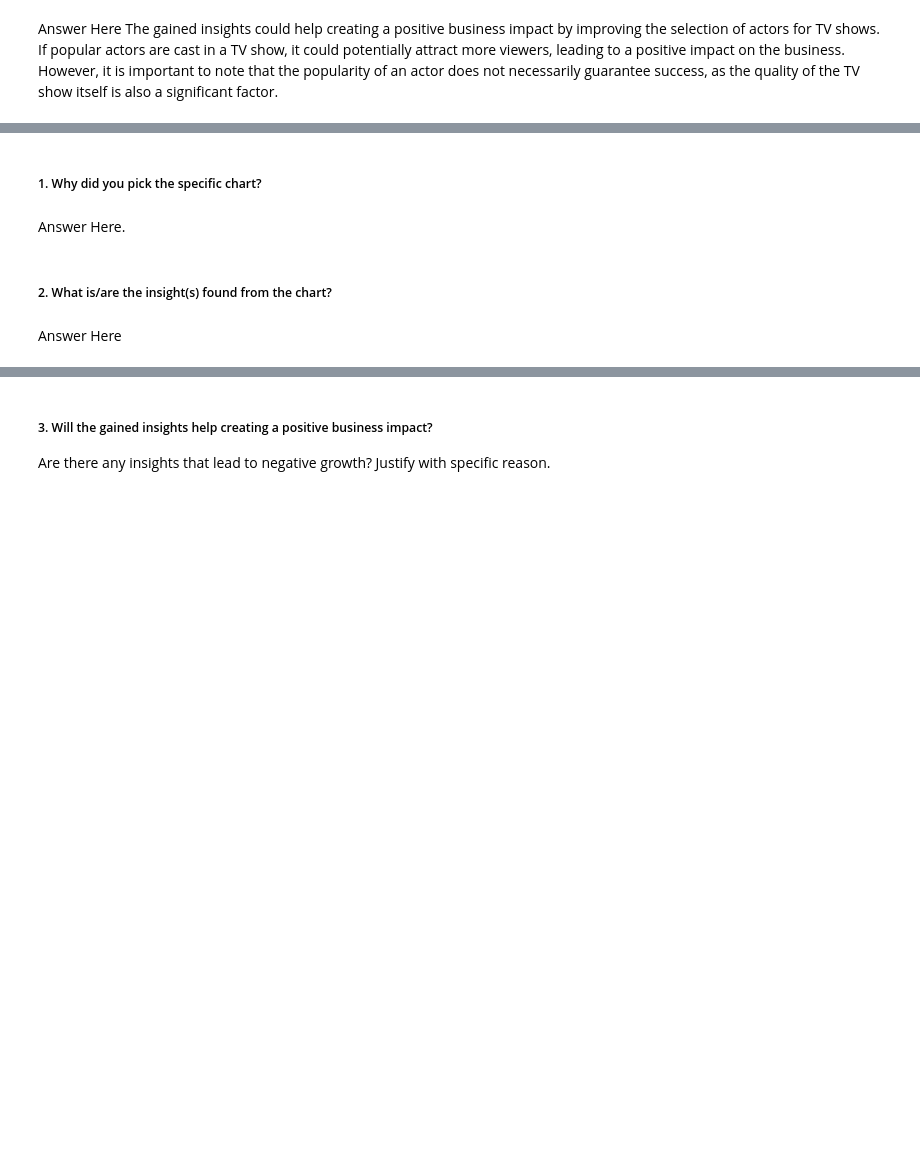
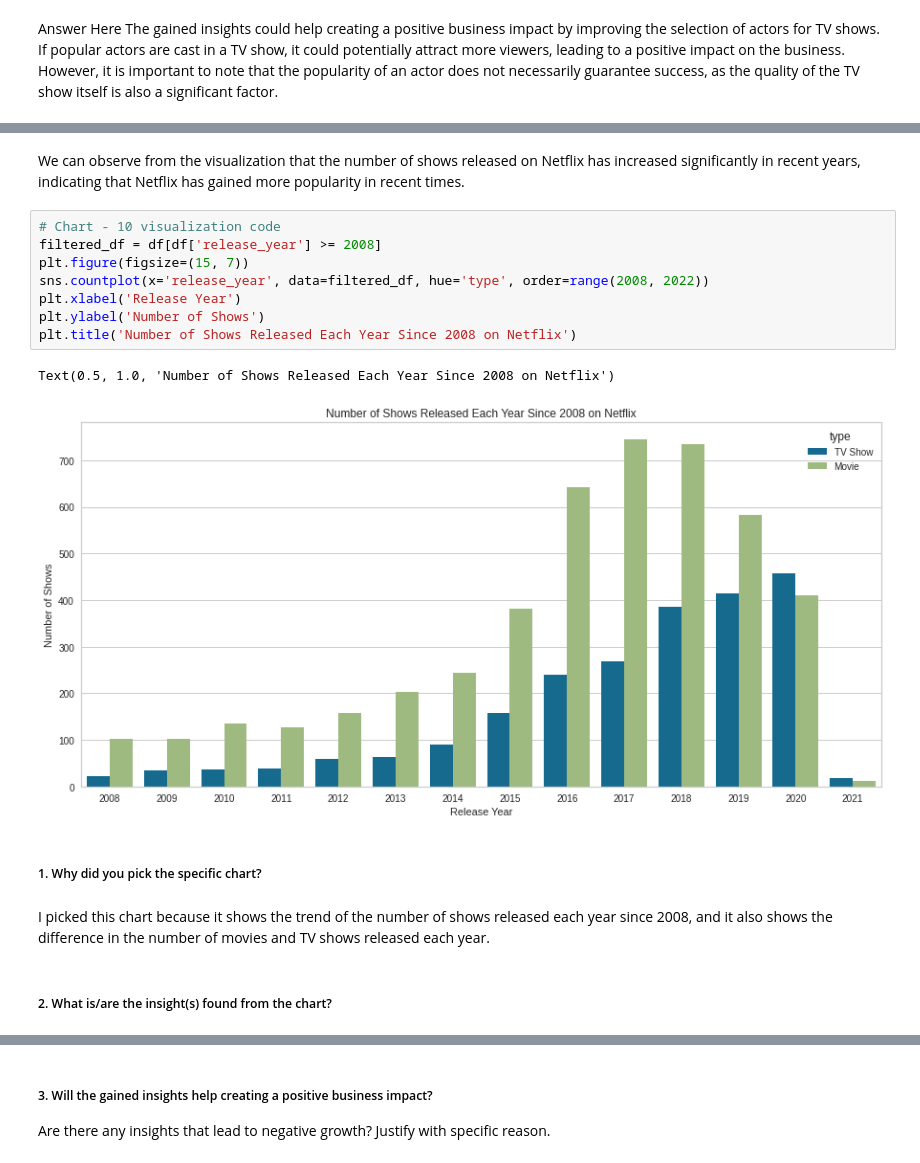
Before and after one commit to divyakedia/Netfix-movies-and-TV-shows-unsupervised, a Jupyter notebook: UNSUPERVISED_NETFLIX_MOVIES_AND_TV_SHOWS_CLUSTERING_file_1.ipynb, the cells around one changed output, grey strips where cells are left out. Cells and saved outputs as stored; diff of their text form; blank space fills up the shorter version.

```diff
--- a/UNSUPERVISED_NETFLIX_MOVIES_AND_TV_SHOWS_CLUSTERING_file_1.ipynb
+++ b/UNSUPERVISED_NETFLIX_MOVIES_AND_TV_SHOWS_CLUSTERING_file_1.ipynb
@@ -774,8 +787,19 @@ The gained insights could help creating a positive business impact by improving
+# %% [markdown]
+We can observe from the visualization that the number of shows released on Netflix has increased significantly in recent years, indicating that Netflix has gained more popularity in recent times.
+# %%
+# Chart - 10 visualization code
+filtered_df = df[df['release_year'] >= 2008]
+plt.figure(figsize=(15, 7))
+sns.countplot(x='release_year', data=filtered_df, hue='type', order=range(2008, 2022))
+plt.xlabel('Release Year')
+plt.ylabel('Number of Shows')
+plt.title('Number of Shows Released Each Year Since 2008 on Netflix')
+# %% [output]
+Text(0.5, 1.0, 'Number of Shows Released Each Year Since 2008 on Netflix')
+[figure, added]
 # %% [markdown]
 ##### 1. Why did you pick the specific chart?
-# %% [markdown]
-Answer Here.
+# %% [markdown]
+I picked this chart because it shows the trend of the number of shows released each year since 2008, and it also shows the difference in the number of movies and TV shows released each year.
 # %% [markdown]
 ##### 2. What is/are the insight(s) found from the chart?
-# %% [markdown]
-Answer Here
```
Also changed, not shown: parts of 32 cells of this notebook.
